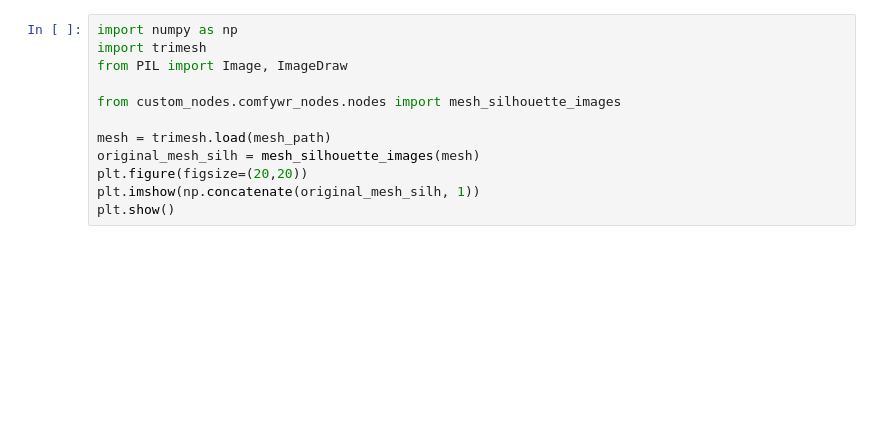
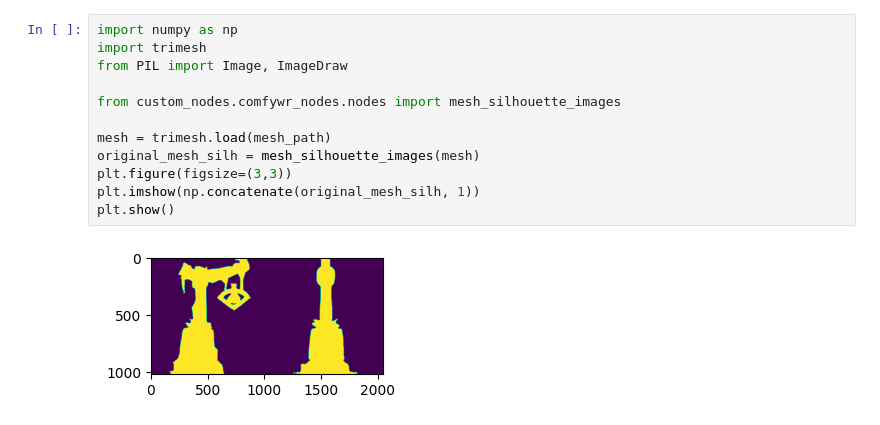
Before and after one commit to msypetkowski/comfywr, a Jupyter notebook: notebooks/mesh_alignment_debug.ipynb, the cells around one changed output. Drawn from its saved outputs; the diff is of its cells as text; blank space fills up the shorter version.

```diff
--- a/notebooks/mesh_alignment_debug.ipynb
+++ b/notebooks/mesh_alignment_debug.ipynb
@@ -43,15 +53,17 @@ plt.show()
 # %%
 import numpy as np
 import trimesh
 from PIL import Image, ImageDraw
 
 from custom_nodes.comfywr_nodes.nodes import mesh_silhouette_images
 
 mesh = trimesh.load(mesh_path)
 original_mesh_silh = mesh_silhouette_images(mesh)
-plt.figure(figsize=(20,20))
+plt.figure(figsize=(3,3))
 plt.imshow(np.concatenate(original_mesh_silh, 1))
 plt.show()
+# %% [output]
+[figure, added]
 # %%
 import cv2
 target_silh = [
```
Also changed, not shown: parts of 10 cells of this notebook, 1 other file.
